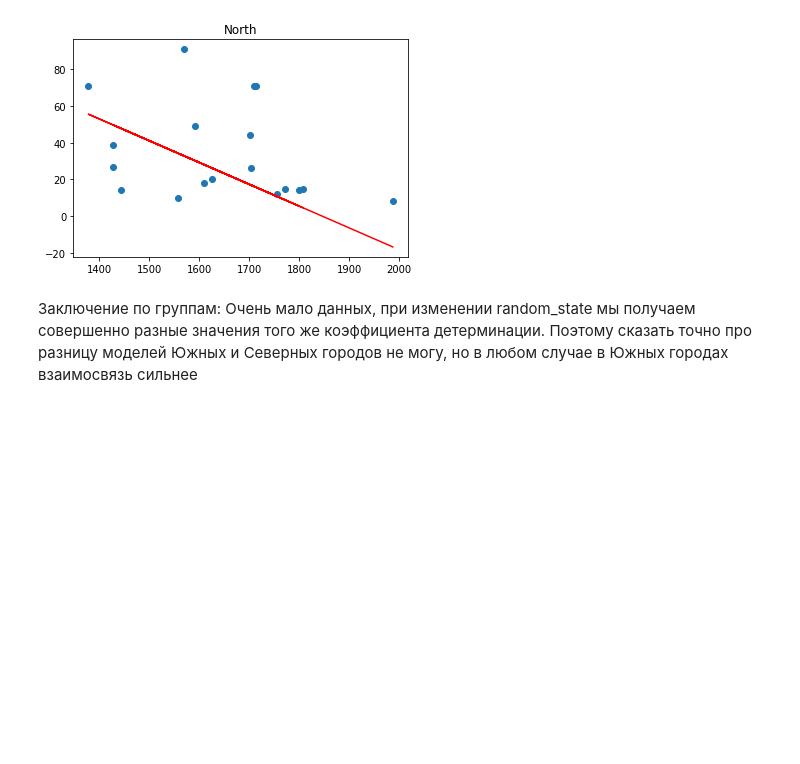
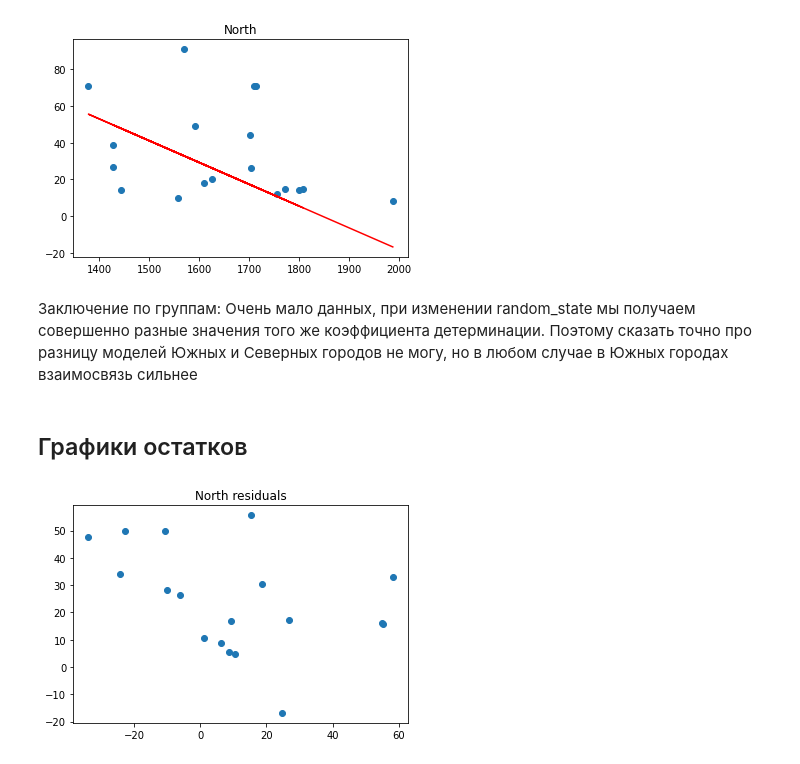
Before and after one commit to PKlekchyan/pyda-18-dz, a Jupyter notebook: lesson_17/task_1.ipynb, the cells around one changed output. Cells and saved outputs as stored; diff of their text form; code cells hidden in the pictures; blank space fills up the shorter version.

```diff
--- a/lesson_17/task_1.ipynb
+++ b/lesson_17/task_1.ipynb
@@ -221,3 +229,12 @@ plt.plot(x_north_test, y_north_pred, c='r')
 Заключение по группам:
     Очень мало данных, при изменении random_state мы получаем совершенно разные значения того же коэффициента детерминации.
     Поэтому сказать точно про разницу моделей Южных и Северных городов не могу, но в любом случае в Южных городах взаимосвязь сильнее
+# %% [markdown]
+## Графики остатков
+# %%
+residuals_north = y_north_test-y_north_pred
+plt.scatter(residuals_north, y_north_pred)
+plt.title('North residuals')
+plt.show()
+# %% [output]
+[figure, added]
```
Also changed, not shown: parts of 5 cells of this notebook.
